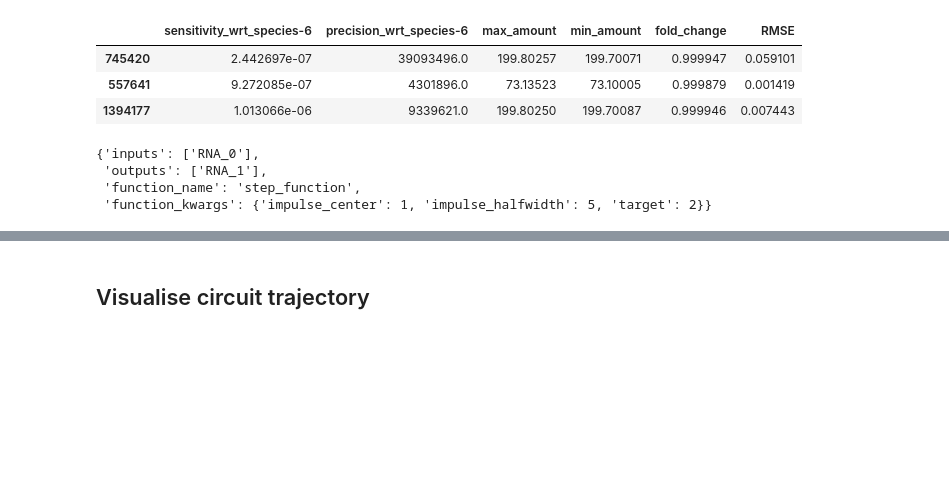
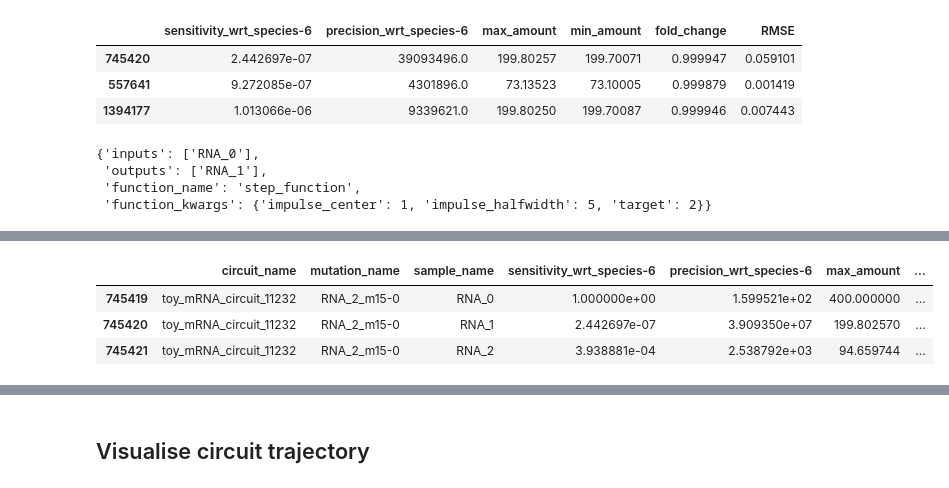
Before and after one commit to olive004/synbio_morpher, a Jupyter notebook: notebooks/16_Monte_Carlo_circuit_adaptability.ipynb, the cells around one changed output, grey strips where cells are left out. Drawn from its saved outputs; the diff is of its cells as text; code cells hidden in the pictures; blank space fills up the shorter version.

```diff
--- a/notebooks/16_Monte_Carlo_circuit_adaptability.ipynb
+++ b/notebooks/16_Monte_Carlo_circuit_adaptability.ipynb
@@ -389,6 +391,15 @@ data.sort_values(by=['sensitivity_wrt_species-6'], ascending=True)[
 | 745420 | toy_mRNA_circuit_11232 | RNA_2_m15-0 | RNA_1 | 2.442697e-07 | 39093496.0 | 199.80257 | ... |
 | 557641 | toy_mRNA_circuit_10921 | RNA_2_m5-3 | RNA_1 | 9.272085e-07 | 4301896.0 | 73.13523 | ... |
 | 1394177 | toy_mRNA_circuit_12309 | RNA_1_m2-7 | RNA_2 | 1.013066e-06 | 9339621.0 | 199.80250 | ... |
+# %%
+data[(data['circuit_name'] == 'toy_mRNA_circuit_11232') & (data['mutation_name'] == 'RNA_2_m15-0')][
+    ['circuit_name', 'mutation_name', 'sample_name', 'sensitivity_wrt_species-6', 'precision_wrt_species-6', 'max_amount', 'min_amount', 'fold_change', 'RMSE', 'initial_steady_states', 'steady_states']
+]
+# %% [output]
+|  | circuit_name | mutation_name | sample_name | sensitivity_wrt_species-6 | precision_wrt_species-6 | max_amount | ... |
+| 745419 | toy_mRNA_circuit_11232 | RNA_2_m15-0 | RNA_0 | 1.000000e+00 | 1.599521e+02 | 400.000000 | ... |
+| 745420 | toy_mRNA_circuit_11232 | RNA_2_m15-0 | RNA_1 | 2.442697e-07 | 3.909350e+07 | 199.802570 | ... |
+| 745421 | toy_mRNA_circuit_11232 | RNA_2_m15-0 | RNA_2 | 3.938881e-04 | 2.538792e+03 | 94.659744 | ... |
 # %%
 target_species = ['RNA_1', 'RNA_2']
 choose_max = 3
```
Also changed, not shown: parts of 11 cells of this notebook, 3 other files.
